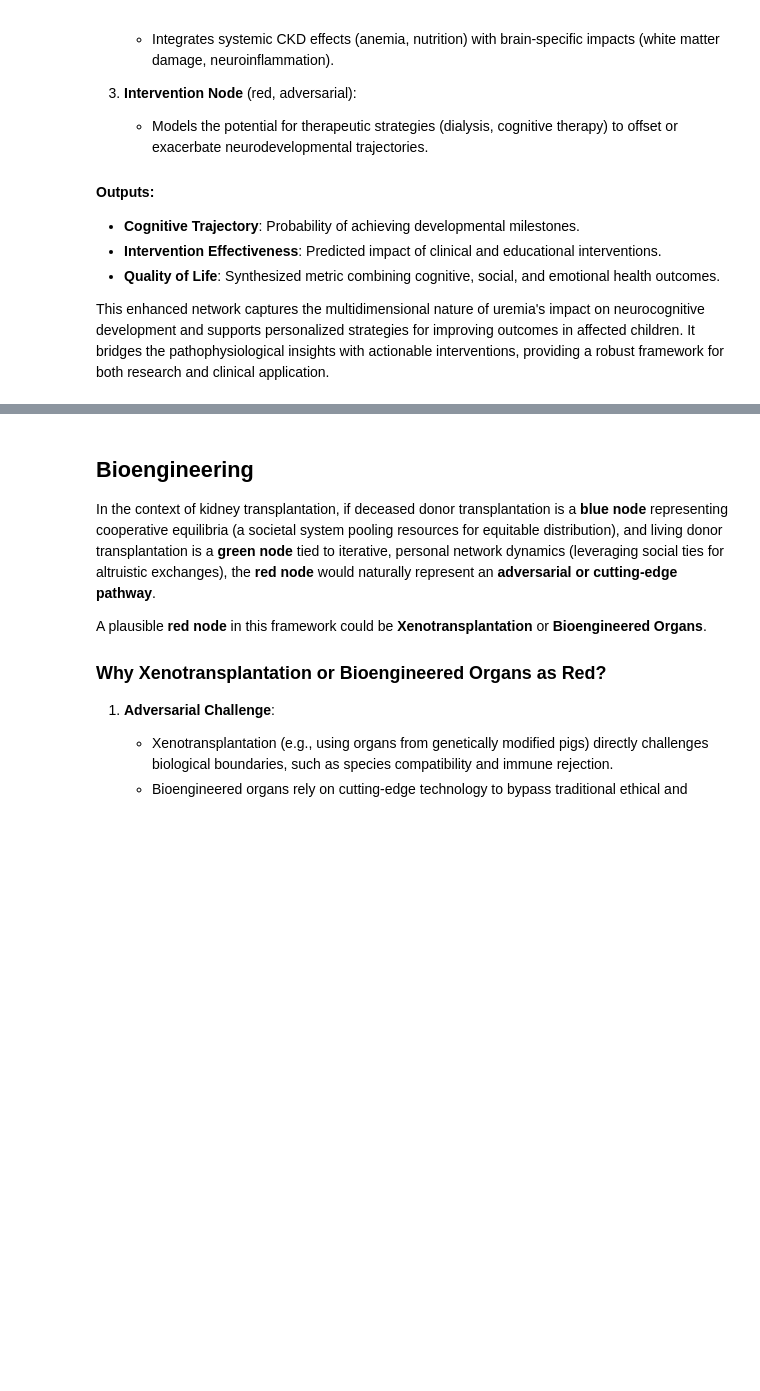
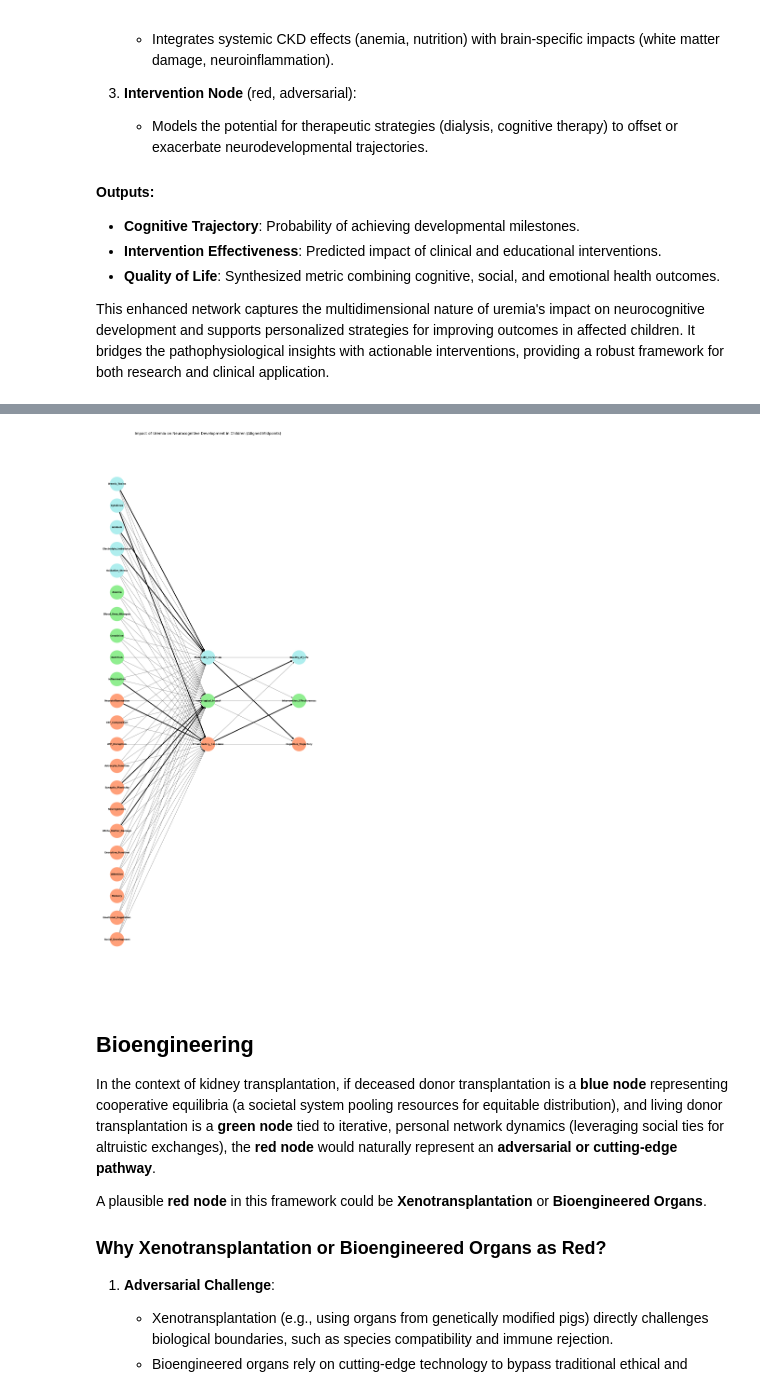
Before and after one commit to abikesa/networks, a Jupyter notebook: kitabo/ensi/_build/jupyter_execute/act3/part2/part2_1.ipynb, the cells around one changed output, grey strips where cells are left out. Drawn from its saved outputs; the diff is of its cells as text; code cells hidden in the pictures; blank space fills up the shorter version.

Commit message:
intermediate layer introduced!!

```diff
--- a/kitabo/ensi/_build/jupyter_execute/act3/part2/part2_1.ipynb
+++ b/kitabo/ensi/_build/jupyter_execute/act3/part2/part2_1.ipynb
@@ -209,3 +110,36 @@ plt.show()
+# %%
+# Adjust positions to align the midpoints of all layers on the y-axis
+pos_patient = {}
+layer_spacing = 2
+
+# Calculate offsets to align midpoints
+input_midpoint_offset = len(input_nodes_patient) / 2 * 0.5
+hidden_midpoint_offset = len(hidden_layer_labels_patient) / 2
+output_midpoint_offset = len(output_nodes_patient) / 2
+
+# Assign positions with aligned midpoints
+for i, node in enumerate(input_nodes_patient):
+    pos_patient[node] = (0, -i * 0.5 + input_midpoint_offset)  # Input nodes (top layer)
+
+for i, node in enumerate(hidden_layer_labels_patient):
+    pos_patient[node] = (layer_spacing, -i + hidden_midpoint_offset)  # Hidden nodes (middle layer)
+
+for i, node in enumerate(output_nodes_patient):
+    pos_patient[node] = (2 * layer_spacing, -i + output_midpoint_offset)  # Output nodes (bottom layer)
+
+# Draw the updated graph with aligned midpoints
+plt.figure(figsize=(12, 30))  # Maintain the tall figure for clarity
+nx.draw(
+    G_patient, pos_patient, with_labels=True, node_size=3000, node_color=node_colors_patient,
+    font_size=9, font_weight='bold', arrows=True, width=edge_widths_patient
+)
+
+# Add title and remove axes for clean visualization
+plt.title("Impact of Uremia on Neurocognitive Development in Children (Aligned Midpoints)", fontsize=14)
+plt.axis('off')
+plt.show()
+# %% [output]
+[figure, added]
 # %% [markdown]
 ## Bioengineering
 
```
Also changed, not shown: parts of 2 cells of this notebook, 11 other files.
